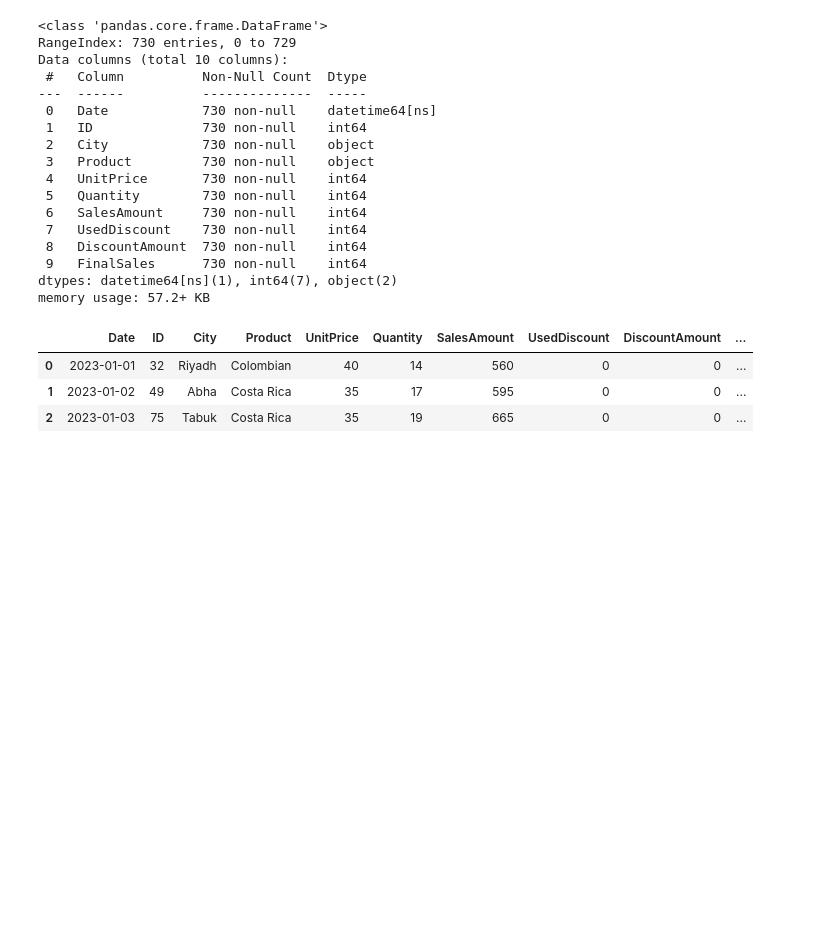
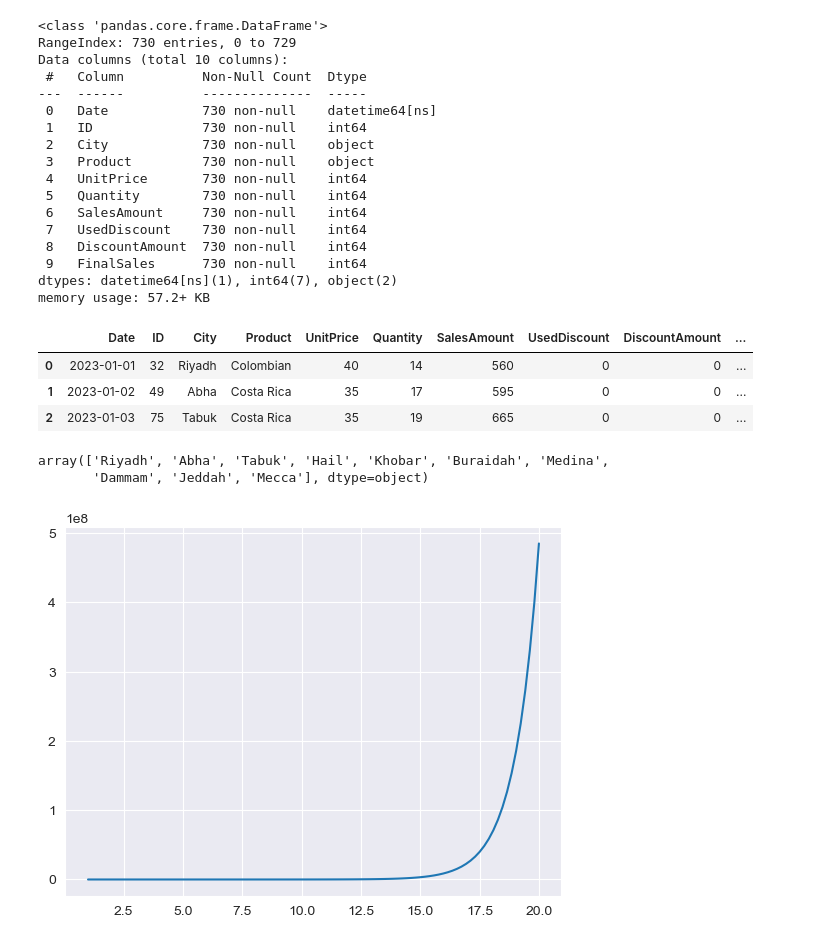
Before and after one commit to Abdullah-Hamad-Almousa/ArrayTesting, a Jupyter notebook: notes/Visualization.ipynb, the cells around one changed output. Saved outputs shown, nothing was run; the diff lists cells and outputs as text; code cells hidden in the pictures; blank space fills up the shorter version.

```diff
--- a/notes/Visualization.ipynb
+++ b/notes/Visualization.ipynb
@@ -110,3 +110,17 @@ df.head(3)
 | 0 | 2023-01-01 | 32 | Riyadh | Colombian | 40 | 14 | 560 | 0 | 0 | ... |
 | 1 | 2023-01-02 | 49 | Abha | Costa Rica | 35 | 17 | 595 | 0 | 0 | ... |
 | 2 | 2023-01-03 | 75 | Tabuk | Costa Rica | 35 | 19 | 665 | 0 | 0 | ... |
+# %%
+df.City.unique()
+# %% [output]
+array(['Riyadh', 'Abha', 'Tabuk', 'Hail', 'Khobar', 'Buraidah', 'Medina',
+       'Dammam', 'Jeddah', 'Mecca'], dtype=object)
+# %%
+x = np.linspace(1, 20, 100)
+y = np.exp(x)
+
+plt.plot(x, y)
+
+plt.show()
+# %% [output]
+[figure, added]
```
Also changed, not shown: parts of 6 cells of this notebook.
